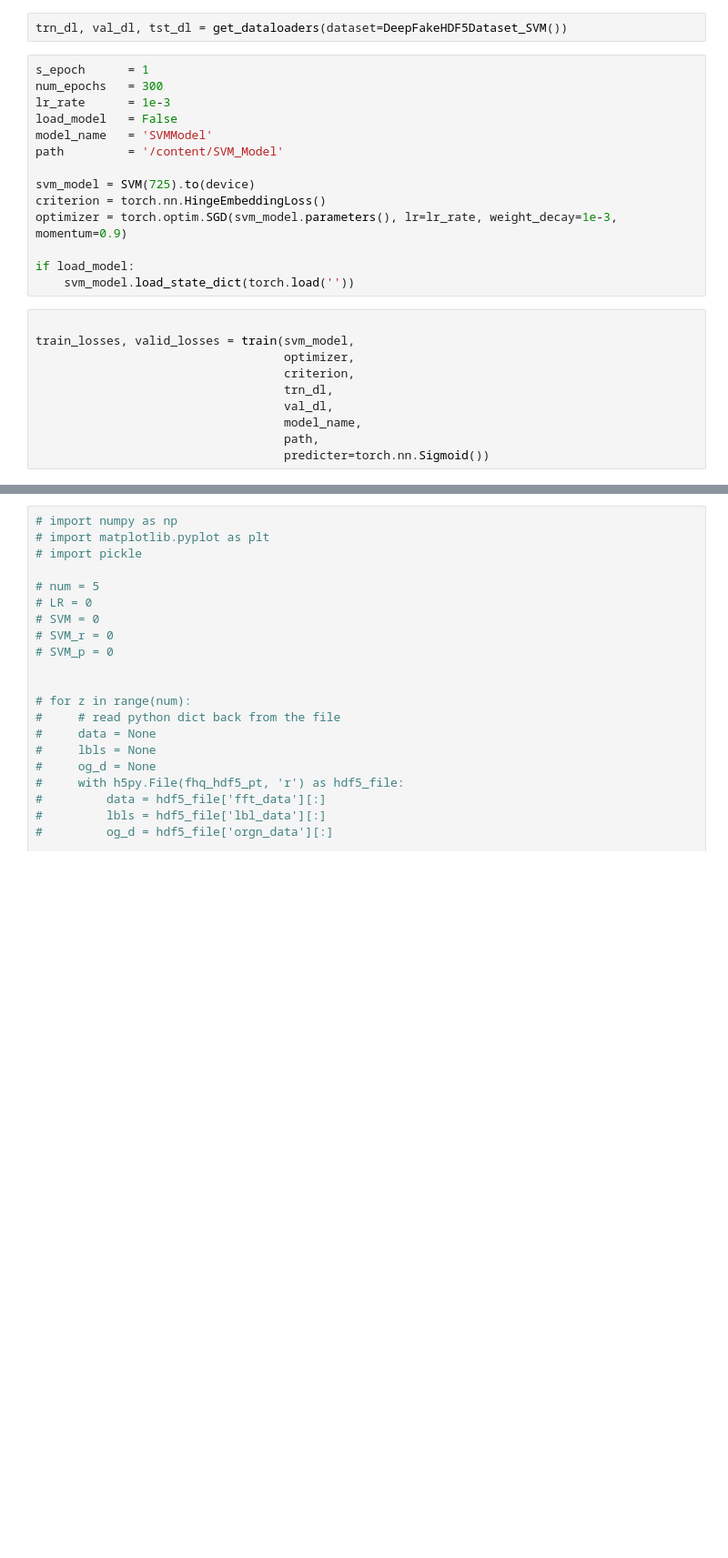
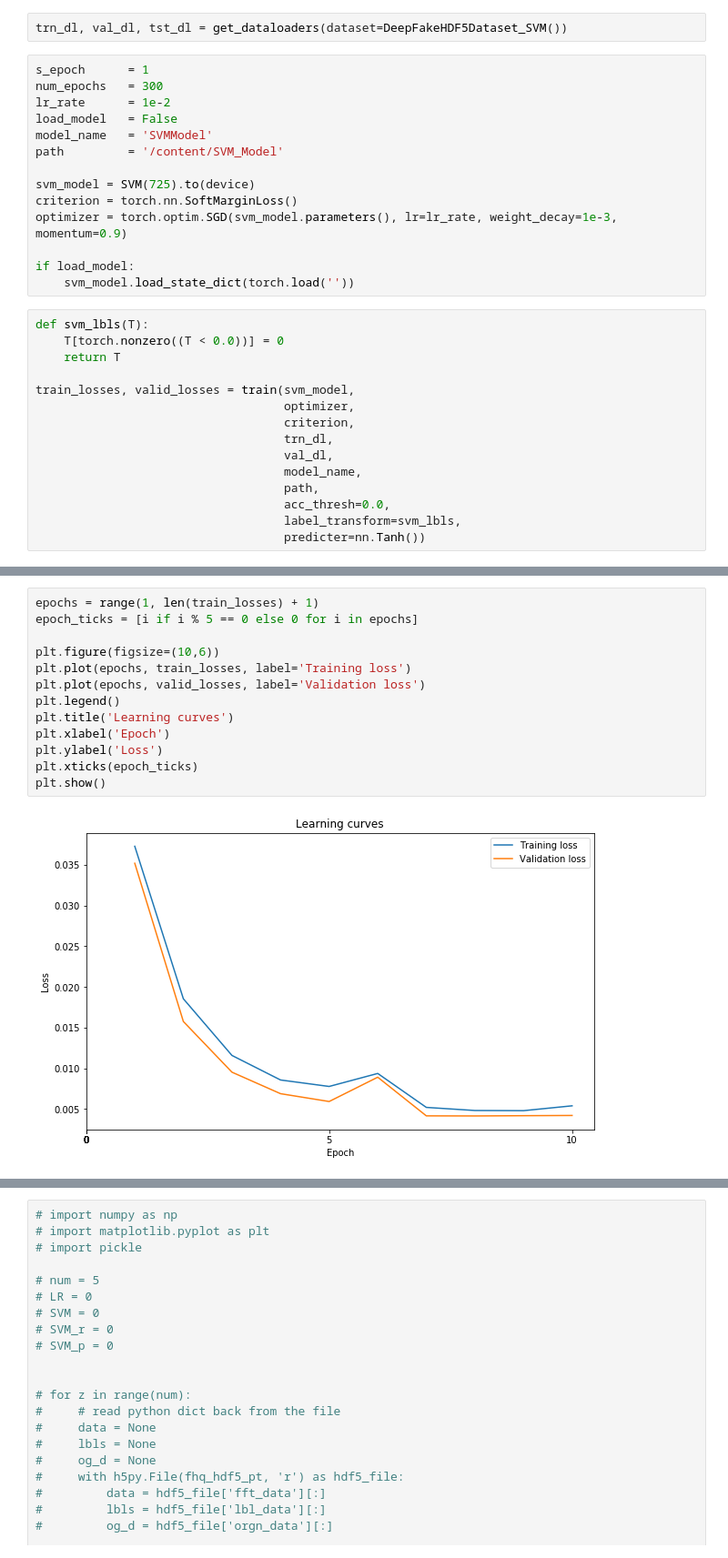
Before and after one commit to avilaJorge/DeepFakeDetector, a Jupyter notebook: DeepFakeDetectionModel.ipynb, the cells around one changed output, grey strips where cells are left out. Shown at 91% size. Cells and saved outputs as stored; diff of their text form; blank space fills up the shorter version.

```diff
--- a/DeepFakeDetectionModel.ipynb
+++ b/DeepFakeDetectionModel.ipynb
@@ -135,18 +164,21 @@ trn_dl, val_dl, tst_dl = get_dataloaders(dataset=DeepFakeHDF5Dataset_SVM())
 # %%
 s_epoch      = 1
 num_epochs   = 300
-lr_rate      = 1e-3
+lr_rate      = 1e-2
 load_model   = False
 model_name   = 'SVMModel'
 path         = '/content/SVM_Model'
 
 svm_model = SVM(725).to(device)
-criterion = torch.nn.HingeEmbeddingLoss()
+criterion = torch.nn.SoftMarginLoss()
 optimizer = torch.optim.SGD(svm_model.parameters(), lr=lr_rate, weight_decay=1e-3, momentum=0.9)
 
 if load_model:
     svm_model.load_state_dict(torch.load(''))
 # %%
+def svm_lbls(T):
+    T[torch.nonzero((T < 0.0))] = 0
+    return T
 
 train_losses, valid_losses = train(svm_model,
                                    optimizer,
@@ -155,5 +187,7 @@ train_losses, valid_losses = train(svm_model,
                                    val_dl,
                                    model_name,
                                    path,
-                                   predicter=torch.nn.Sigmoid())
+                                   acc_thresh=0.0,
+                                   label_transform=svm_lbls,
+                                   predicter=nn.Tanh())
 # %% [output]
@@ -190,0 +245,15 @@ Validation Loss has gone up 0 times.
+# %%
+epochs = range(1, len(train_losses) + 1)
+epoch_ticks = [i if i % 5 == 0 else 0 for i in epochs]
+
+plt.figure(figsize=(10,6))
+plt.plot(epochs, train_losses, label='Training loss')
+plt.plot(epochs, valid_losses, label='Validation loss')
+plt.legend()
+plt.title('Learning curves')
+plt.xlabel('Epoch')
+plt.ylabel('Loss')
+plt.xticks(epoch_ticks)
+plt.show()
+# %% [output]
+[figure, added]
```
Also changed, not shown: parts of 15 cells of this notebook.
